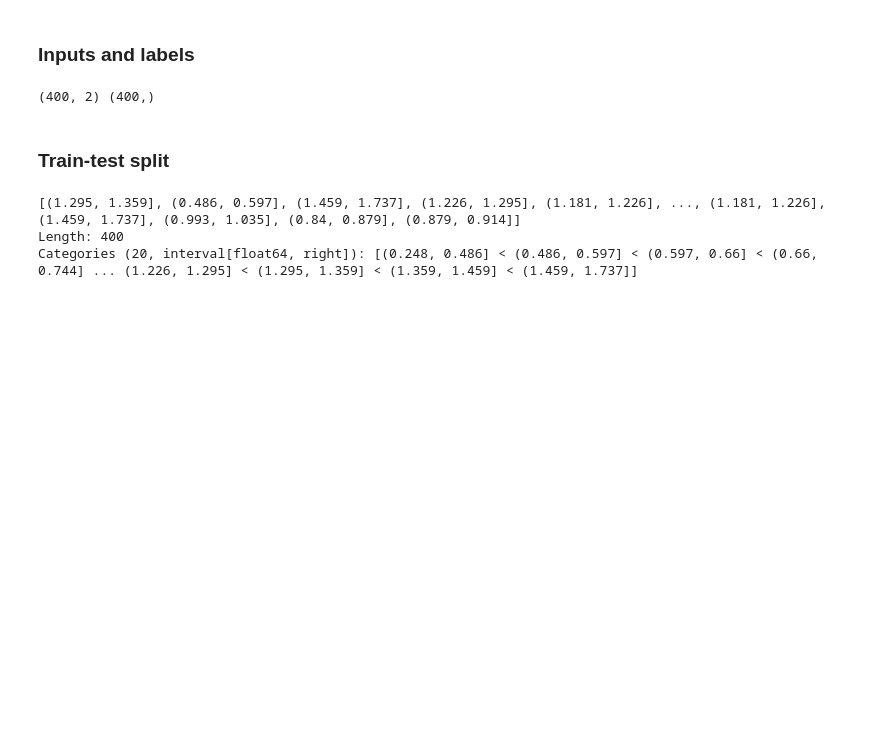
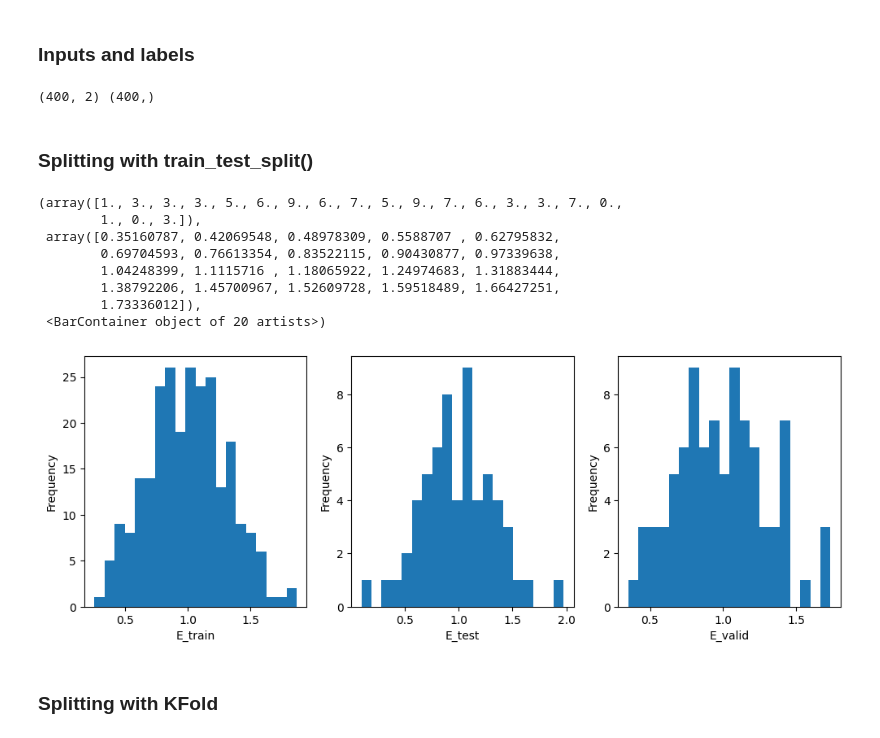
Before and after one commit to luisrlp/contact-surface, a Jupyter notebook: draft.ipynb, the cells around one changed output. Saved outputs shown, nothing was run; the diff lists cells and outputs as text; code cells hidden in the pictures; blank space fills up the shorter version.

```diff
--- a/draft.ipynb
+++ b/draft.ipynb
@@ -213,28 +236,47 @@ y_hc = np.array(df_hc['E_hertz'])
 print(x_hc.shape, y_hc.shape)
 # %% [output]
 (400, 2) (400,)
-# %% [markdown]
-### Train-test split
+# %% [markdown]
+### Splitting with train_test_split()
 # %%
-test_ratio = 0.1
+test_ratio = 0.15
+# (!!!) validation ratio is currently given in relation to the entire dataset (!!!!)
+valid_ratio = 0.3
 rnd_state = None
 
 # Without stratify
-x_train, x_test, y_train, y_test = train_test_split(x_hc, y_hc, test_size=test_ratio, random_state=rnd_state)
+#x_train, x_test, y_train, y_test = train_test_split(x_hc, y_hc, test_size=test_ratio, random_state=rnd_state)
 
 #With stratify
 bin_count = 20
-bins = pd.qcut(y_hc, bin_count)
-bins
+bins = pd.qcut(y_hc, bin_count, labels=False, duplicates='drop')
+x_train, x_test, y_train, y_test = train_test_split(x_hc, y_hc, test_size=test_ratio,
+                                                     random_state=rnd_state, stratify = bins)
+
+bins = pd.qcut(y_train, bin_count, labels=False, duplicates='drop')
+x_train, x_valid, y_train, y_valid = train_test_split(x_train, y_train, test_size=valid_ratio*(1-test_ratio),
+                                                       random_state=rnd_state, stratify = bins)
 
 
-
-#fig, (ax3, ax4) = plt.subplots(1,2, figsize=(12,4))
-#ax3.set_xlabel('E_train')
-#ax3.hist(y_train, 20)
-#ax4.set_xlabel('E_test')
-#ax4.hist(y_test, 20)
+fig, (ax3, ax4, ax5) = plt.subplots(1,3, figsize=(12,4))
+plt.ylabel('Frequency')
+ax3.set_xlabel('E_train')
+ax4.set_xlabel('E_test')
+ax5.set_xlabel('E_valid')
+for i in (ax3, ax4, ax5):
+    i.set_ylabel('Frequency')
+ax3.hist(y_train, 20)
+ax4.hist(y_test, 20)
+ax5.hist(y_valid, 20)
 # %% [output]
-[(1.295, 1.359], (0.486, 0.597], (1.459, 1.737], (1.226, 1.295], (1.181, 1.226], ..., (1.181, 1.226], (1.459, 1.737], (0.993, 1.035], (0.84, 0.879], (0.879, 0.914]]
-Length: 400
-Categories (20, interval[float64, right]): [(0.248, 0.486] < (0.486, 0.597] < (0.597, 0.66] < (0.66, 0.744] ... (1.226, 1.295] < (1.295, 1.359] < (1.359, 1.459] < (1.459, 1.737]]
+(array([1., 3., 3., 3., 5., 6., 9., 6., 7., 5., 9., 7., 6., 3., 3., 7., 0.,
+        1., 0., 3.]),
+ array([0.35160787, 0.42069548, 0.48978309, 0.5588707 , 0.62795832,
+        0.69704593, 0.76613354, 0.83522115, 0.90430877, 0.97339638,
+        1.04248399, 1.1115716 , 1.18065922, 1.24974683, 1.31883444,
+        1.38792206, 1.45700967, 1.52609728, 1.59518489, 1.66427251,
+        1.73336012]),
+ <BarContainer object of 20 artists>)
+[figure, added]
+# %% [markdown]
+### Splitting with KFold
```
Also changed, not shown: parts of 8 cells of this notebook.
